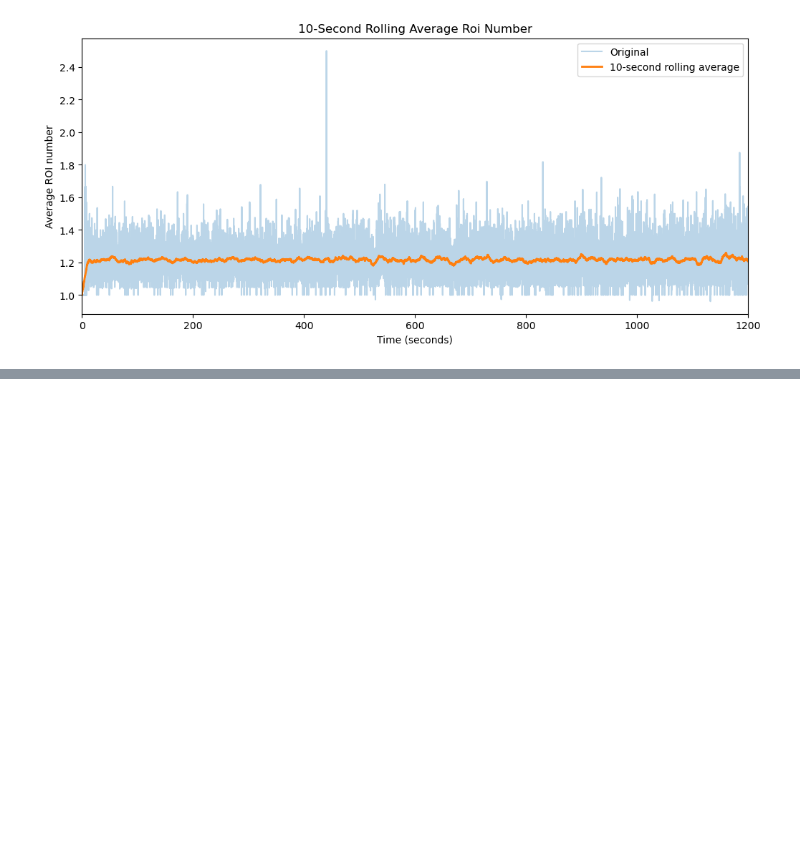
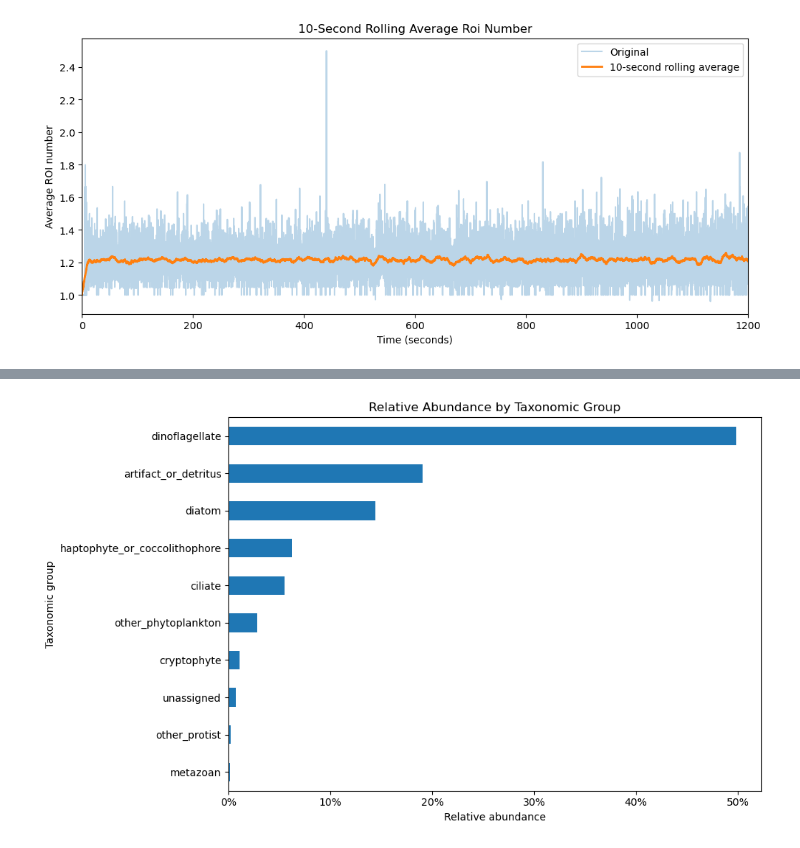
Before and after one commit to michaelstaiger/IFCBParticleSize, a Jupyter notebook: EmpyricalAnalysis/Notebooks/AlexBloomAnalysis.ipynb, the cells around one changed output, grey strips where cells are left out. Cells and saved outputs as stored; diff of their text form; code cells hidden in the pictures; blank space fills up the shorter version.

```diff
--- a/EmpyricalAnalysis/Notebooks/AlexBloomAnalysis.ipynb
+++ b/EmpyricalAnalysis/Notebooks/AlexBloomAnalysis.ipynb
@@ -192,0 +195,2 @@ plt.show()
+# %%
+class_df = pd.read_parquet("/Users/michaelstaiger/Desktop/gitRepos/IFCBParticleSize/EmpyricalAnalysis/IFCBData/nauset/20240429_class_sort.parquet")
@@ -192,0 +207,24 @@ plt.show()
+# %%
+relative_abundance = (
+    class_df["taxonomic_group"]
+    .dropna()
+    .value_counts(normalize=True)
+    .sort_values(ascending=True)
+)
+
+ax = relative_abundance.plot(
+    kind="barh",
+    figsize=(10, 6)
+)
+
+ax.set_xlabel("Relative abundance")
+ax.set_ylabel("Taxonomic group")
+ax.set_title("Relative Abundance by Taxonomic Group")
+ax.xaxis.set_major_formatter(
+    plt.FuncFormatter(lambda x, _: f"{x:.0%}")
+)
+
+plt.tight_layout()
+plt.show()
+# %% [output]
+[figure, added]
```
Also changed, not shown: parts of 5 cells of this notebook, 1 other file.
